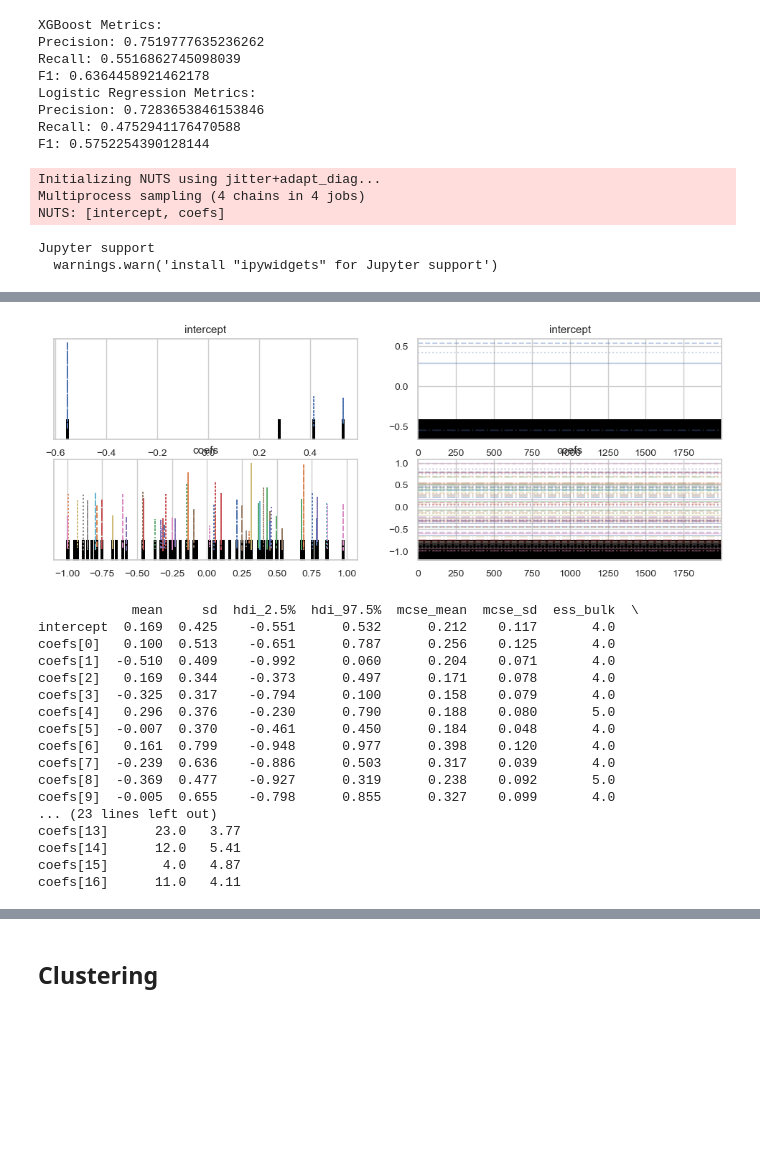
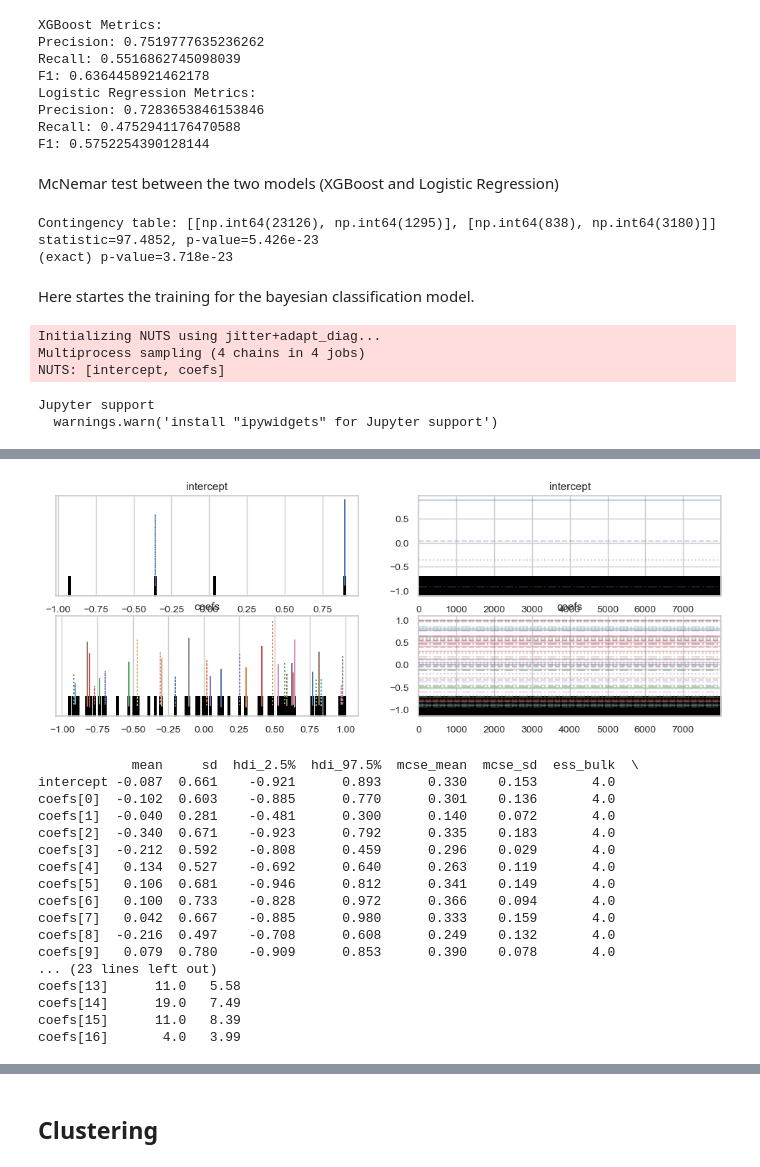
Before and after one commit to metropolisjenensis/Probabilistic-Machine-Learning_lecture-PROJECTS, a Jupyter notebook: projects/09-1AKXXXX_rain_tomorrow_prediction/notebooks/class_prediction.ipynb, the cells around one changed output, grey strips where cells are left out. Saved outputs shown, nothing was run; the diff lists cells and outputs as text; code cells hidden in the pictures; blank space fills up the shorter version.

```diff
--- a/projects/09-1AKXXXX_rain_tomorrow_prediction/notebooks/class_prediction.ipynb
+++ b/projects/09-1AKXXXX_rain_tomorrow_prediction/notebooks/class_prediction.ipynb
@@ -105,3 +55,0 @@ plt.show()
-# %%
-#transform the date column to datetime
-df['Date'] = pd.to_datetime(df['Date'], format='%Y-%m-%d')
@@ -206,0 +151,3 @@ For example, when doing 'df[col].method(value, inplace=True)', try using 'df.met
+# %%
+#transform the date column to datetime
+df_clean['Date'] = pd.to_datetime(df_clean['Date'], format='%Y-%m-%d')
@@ -365,11 +372,42 @@ Logistic Regression Metrics:
 Precision: 0.7283653846153846
 Recall: 0.4752941176470588
 F1: 0.5752254390128144
+# %% [markdown]
+McNemar test between the two models (XGBoost and Logistic Regression)
+# %%
+y_test_true   = y_test # true labels
+y_pred_xgb = xgb_preds
+y_pred_logistic = lr_preds
+
+# Convert predictions -> correct/incorrect booleans
+xgb_correct = (y_pred_xgb == y_test_true)
+lr_correct = (y_pred_logistic == y_test_true)
+
+# Build the 2x2 table
+n11 = np.sum(xgb_correct & lr_correct)  # both correct
+n10 = np.sum(xgb_correct & ~lr_correct) # A correct, B wrong
+n01 = np.sum(~xgb_correct & lr_correct) # A wrong, B correct
+n00 = np.sum(~xgb_correct & ~lr_correct)# both wrong
+
+table = [[n11, n10],
+         [n01, n00]]
+print("Contingency table:", table)
+
+# McNemar's test (chi-square with continuity correction)
+result = mcnemar(table, exact=False, correction=True)
+print(f"statistic={result.statistic:.4f}, p-value={result.pvalue:.4g}")
+
+# Exact test (use when n10 + n01 is small)
+result_exact = mcnemar(table, exact=True)
+print(f"(exact) p-value={result_exact.pvalue:.4g}")
+# %% [output]
+Contingency table: [[np.int64(23126), np.int64(1295)], [np.int64(838), np.int64(3180)]]
+statistic=97.4852, p-value=5.426e-23
+(exact) p-value=3.718e-23
+# %% [markdown]
+Here startes the training for the bayesian classification model.
 # %%
-import pymc as pm
-import arviz as az
-# Standardisierung
-X_standardized = (X - X.mean()) / X.std()
+X_standardized = ( X - X.mean()) / X.std()
 X_values = X_standardized.values
 y_values = y.values
 
@@ -386,7 +424,7 @@ with pm.Model() as logistic_model:
     y_obs = pm.Bernoulli("y_obs", logit_p=logits, observed=y_values)
 
     # Inferenz (Sampling mit NUTS)
-    trace = pm.sample(2000, tune=1000, target_accept=0.9, return_inferencedata=True)
+    trace = pm.sample(8000, tune=1000, target_accept=0.9, return_inferencedata=True)
 
 # Ergebnisse visualisieren
 az.plot_trace(trace)
@@ -406,20 +444,20 @@ There were 8000 divergences after tuning. Increase `target_accept` or reparamete
 The rhat statistic is larger than 1.01 for some parameters. This indicates problems during sampling. See https://arxiv.org/abs/1903.08008 for details
 The effective sample size per chain is smaller than 100 for some parameters.  A higher number is needed for reliable rhat and ess computation. See https://arxiv.org/abs/1903.08008 for details
-[figure, old version]
+[figure, new version]
             mean     sd  hdi_2.5%  hdi_97.5%  mcse_mean  mcse_sd  ess_bulk  \
-intercept  0.169  0.425    -0.551      0.532      0.212    0.117       4.0
-coefs[0]   0.100  0.513    -0.651      0.787      0.256    0.125       4.0
-coefs[1]  -0.510  0.409    -0.992      0.060      0.204    0.071       4.0
-coefs[2]   0.169  0.344    -0.373      0.497      0.171    0.078       4.0
-coefs[3]  -0.325  0.317    -0.794      0.100      0.158    0.079       4.0
-coefs[4]   0.296  0.376    -0.230      0.790      0.188    0.080       5.0
-coefs[5]  -0.007  0.370    -0.461      0.450      0.184    0.048       4.0
-coefs[6]   0.161  0.799    -0.948      0.977      0.398    0.120       4.0
-coefs[7]  -0.239  0.636    -0.886      0.503      0.317    0.039       4.0
-coefs[8]  -0.369  0.477    -0.927      0.319      0.238    0.092       5.0
-coefs[9]  -0.005  0.655    -0.798      0.855      0.327    0.099       4.0
+intercept -0.087  0.661    -0.921      0.893      0.330    0.153       4.0
+coefs[0]  -0.102  0.603    -0.885      0.770      0.301    0.136       4.0
+coefs[1]  -0.040  0.281    -0.481      0.300      0.140    0.072       4.0
+coefs[2]  -0.340  0.671    -0.923      0.792      0.335    0.183       4.0
+coefs[3]  -0.212  0.592    -0.808      0.459      0.296    0.029       4.0
+coefs[4]   0.134  0.527    -0.692      0.640      0.263    0.119       4.0
+coefs[5]   0.106  0.681    -0.946      0.812      0.341    0.149       4.0
+coefs[6]   0.100  0.733    -0.828      0.972      0.366    0.094       4.0
+coefs[7]   0.042  0.667    -0.885      0.980      0.333    0.159       4.0
+coefs[8]  -0.216  0.497    -0.708      0.608      0.249    0.132       4.0
+coefs[9]   0.079  0.780    -0.909      0.853      0.390    0.078       4.0
 ... (23 lines left out)
-coefs[13]      23.0   3.77
-coefs[14]      12.0   5.41
-coefs[15]       4.0   4.87
-coefs[16]      11.0   4.11
+coefs[13]      11.0   5.58
+coefs[14]      19.0   7.49
+coefs[15]      11.0   8.39
+coefs[16]       4.0   3.99
```
Also changed, not shown: parts of 60 cells of this notebook, 3 other files.
